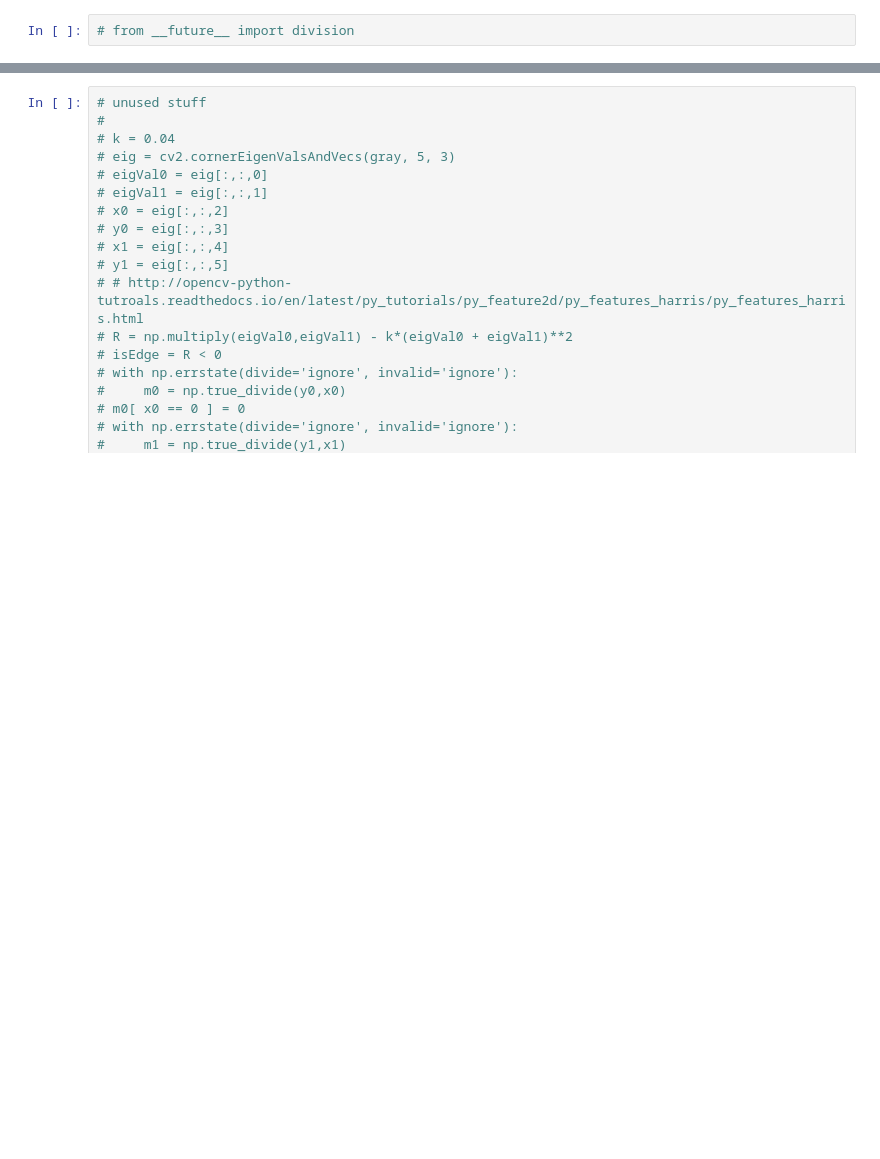
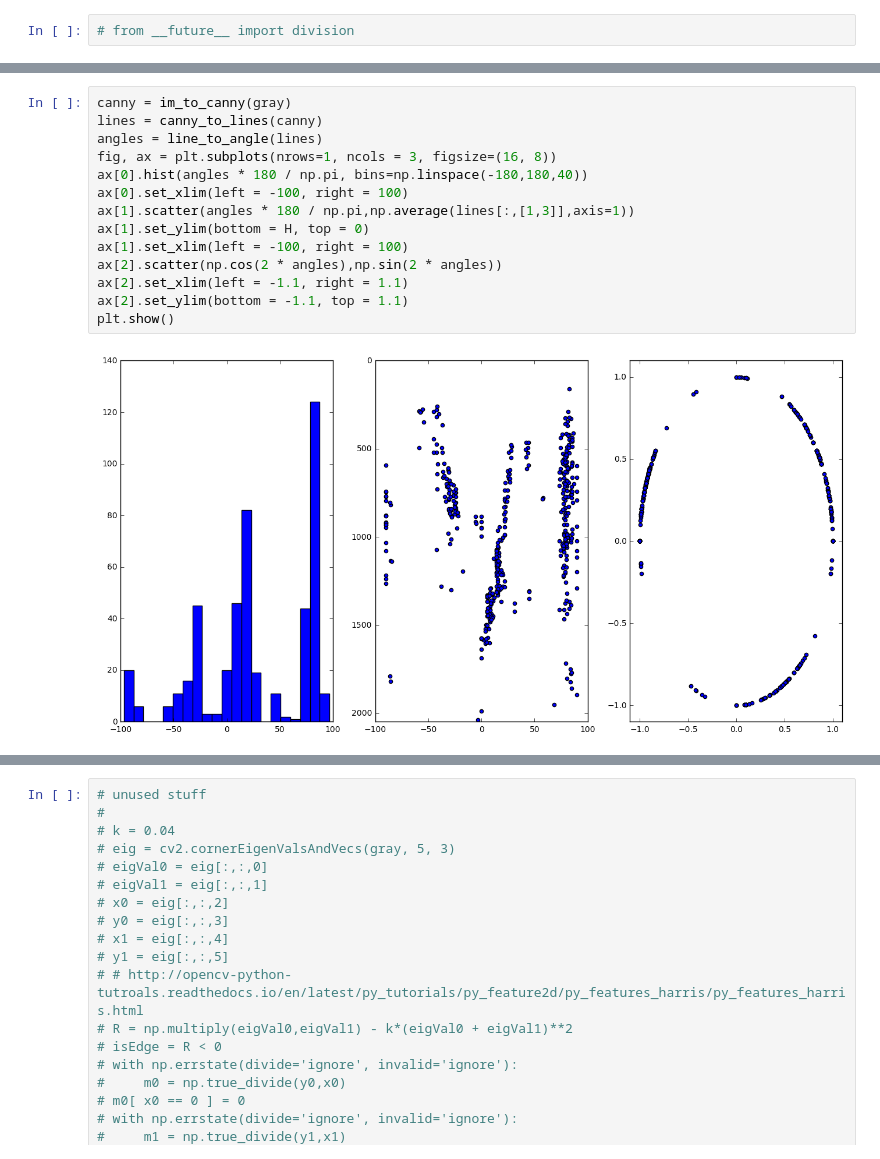
Before and after one commit to peterboord/flask_stuff, a Jupyter notebook: maxvp/app/rectifyImage.ipynb, the cells around one changed output, grey strips where cells are left out. Cells and saved outputs as stored; diff of their text form; blank space fills up the shorter version.

Commit message:
angle vs height algorithm

```diff
--- a/maxvp/app/rectifyImage.ipynb
+++ b/maxvp/app/rectifyImage.ipynb
@@ -14,0 +64,16 @@ H, W
+# %%
+canny = im_to_canny(gray)
+lines = canny_to_lines(canny)
+angles = line_to_angle(lines)
+fig, ax = plt.subplots(nrows=1, ncols = 3, figsize=(16, 8))
+ax[0].hist(angles * 180 / np.pi, bins=np.linspace(-180,180,40))
+ax[0].set_xlim(left = -100, right = 100)
+ax[1].scatter(angles * 180 / np.pi,np.average(lines[:,[1,3]],axis=1))
+ax[1].set_ylim(bottom = H, top = 0)
+ax[1].set_xlim(left = -100, right = 100)
+ax[2].scatter(np.cos(2 * angles),np.sin(2 * angles))
+ax[2].set_xlim(left = -1.1, right = 1.1)
+ax[2].set_ylim(bottom = -1.1, top = 1.1)
+plt.show()
+# %% [output]
+[figure, added]
```
Also changed, not shown: parts of 10 cells of this notebook, 30 other files.
